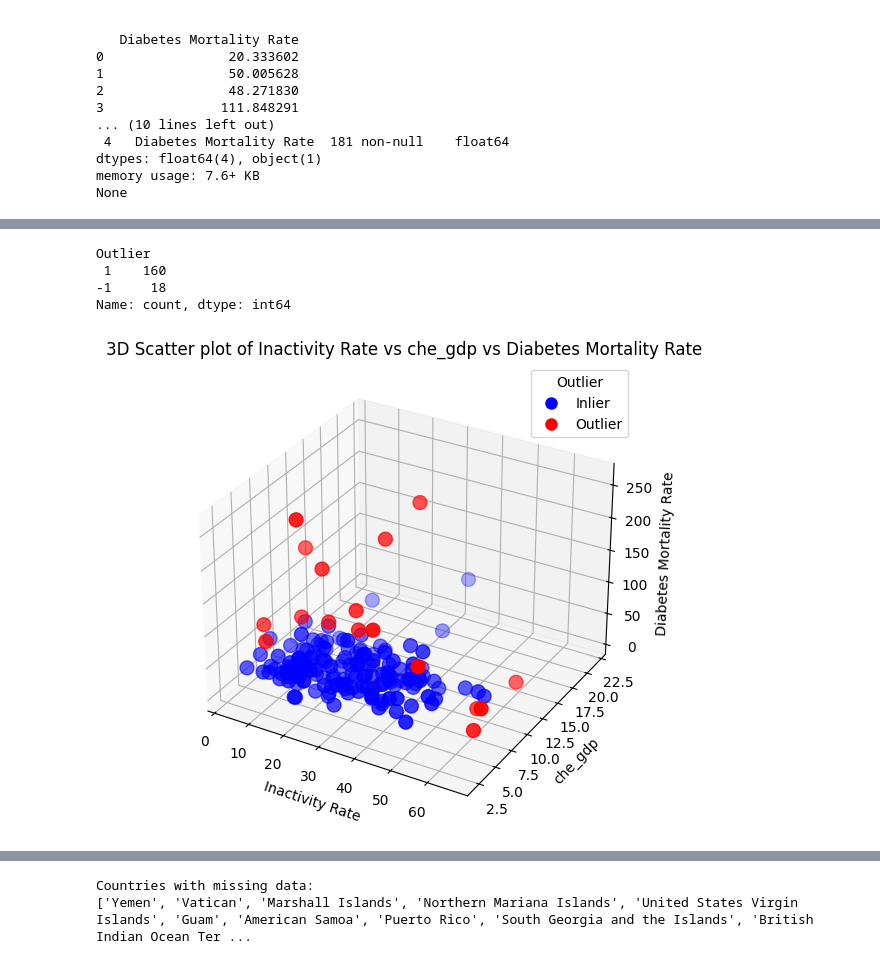
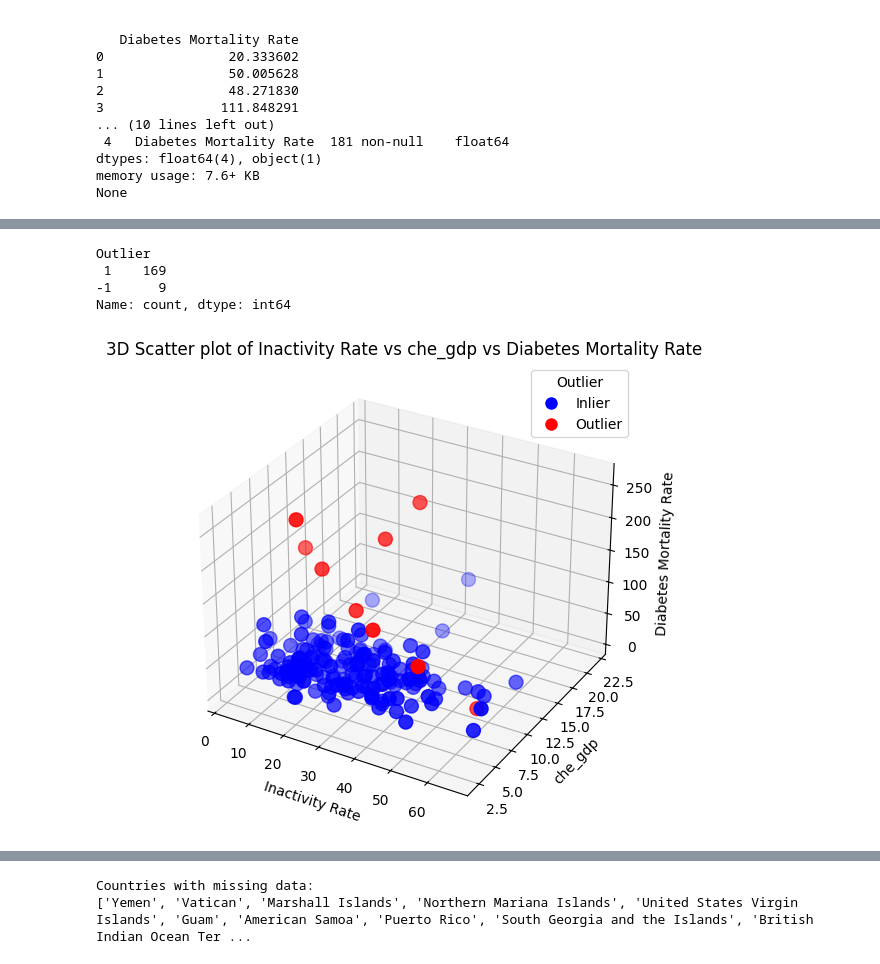
Before and after one commit to jabbe987/Data-Mining-Project, a Jupyter notebook: analysis.ipynb, the cells around one changed output, grey strips where cells are left out. Saved outputs shown, nothing was run; the diff lists cells and outputs as text; code cells hidden in the pictures.

```diff
--- a/analysis.ipynb
+++ b/analysis.ipynb
@@ -185,43 +179,41 @@ import matplotlib.pyplot as plt
 from mpl_toolkits.mplot3d import Axes3D
 from sklearn.neighbors import LocalOutlierFactor
 
-# Assuming 'data' is your DataFrame
 data = data.dropna(subset=['che_gdp', 'Diabetes Mortality Rate', 'Inactivity Rate'])
 
-# Find local outliers
-lof = LocalOutlierFactor(n_neighbors=15, contamination=0.1)
+# Finding local outliers
+lof = LocalOutlierFactor(n_neighbors=15, contamination=0.05)
 data['Outlier'] = lof.fit_predict(data[['che_gdp', 'Diabetes Mortality Rate', 'Inactivity Rate']])
 print(data['Outlier'].value_counts())
 
-# Define colors for inliers and outliers
+#Red = outlier, blue = inlier
 colors = np.where(data['Outlier'] == -1, 'red', 'blue')
 
-# Plot the data in a 3D scatter plot
+# plotting i 3d scatter plot
 fig = plt.figure(figsize=(10, 6))
 ax = fig.add_subplot(111, projection='3d')
 
 # Scatter plot
 sc = ax.scatter(data['Inactivity Rate'], data['che_gdp'], data['Diabetes Mortality Rate'],
                 c=colors, s=100)
 
-# Set plot title and labels
 ax.set_title('3D Scatter plot of Inactivity Rate vs che_gdp vs Diabetes Mortality Rate')
 ax.set_xlabel('Inactivity Rate')
 ax.set_ylabel('che_gdp')
 ax.set_zlabel('Diabetes Mortality Rate')
 
-# Custom legend
+# Custom legend stuff
 handles = [plt.Line2D([0], [0], marker='o', color='w', markerfacecolor='blue', markersize=10, label='Inlier'),
            plt.Line2D([0], [0], marker='o', color='w', markerfacecolor='red', markersize=10, label='Outlier')]
 ax.legend(handles=handles, title='Outlier')
 
 plt.show()
 # %% [output]
 Outlier
- 1    160
--1     18
+ 1    169
+-1      9
 Name: count, dtype: int64
-[figure, old version]
+[figure, new version]
 # %%
 data_without_outliers = data[data['Outlier'] != -1]
 features_without_outliers = data_without_outliers[['che_gdp', 'Diabetes Mortality Rate', 'Inactivity Rate']]
```
Also changed, not shown: parts of 8 cells of this notebook.
